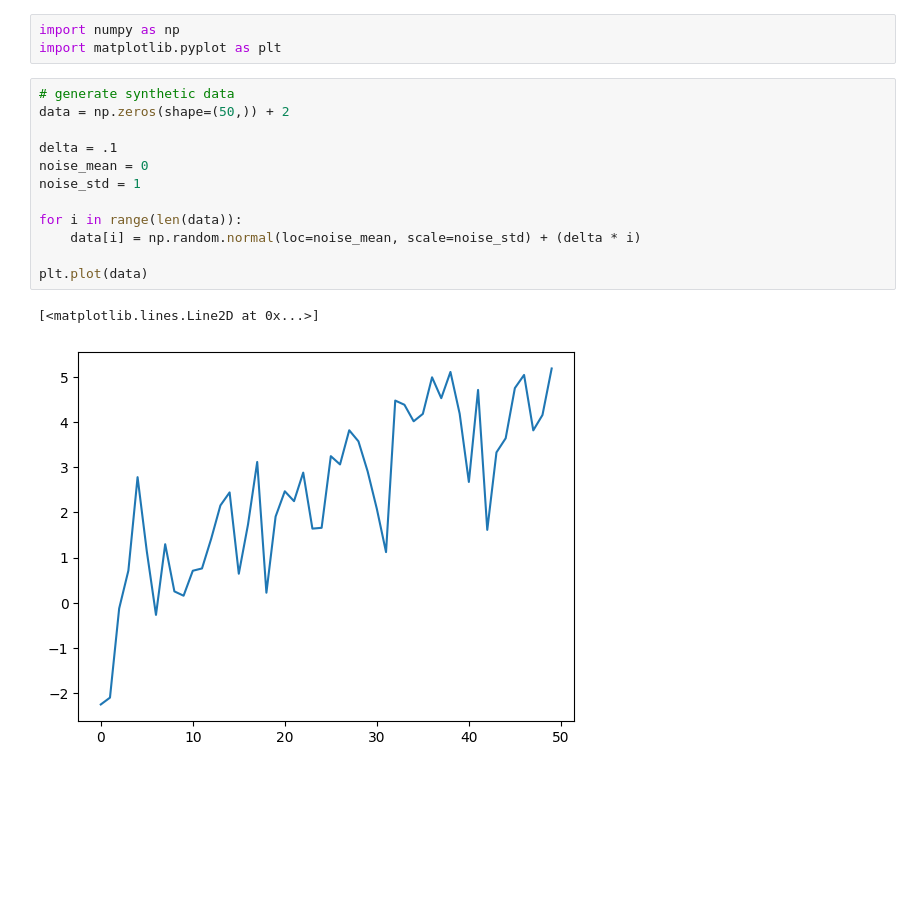
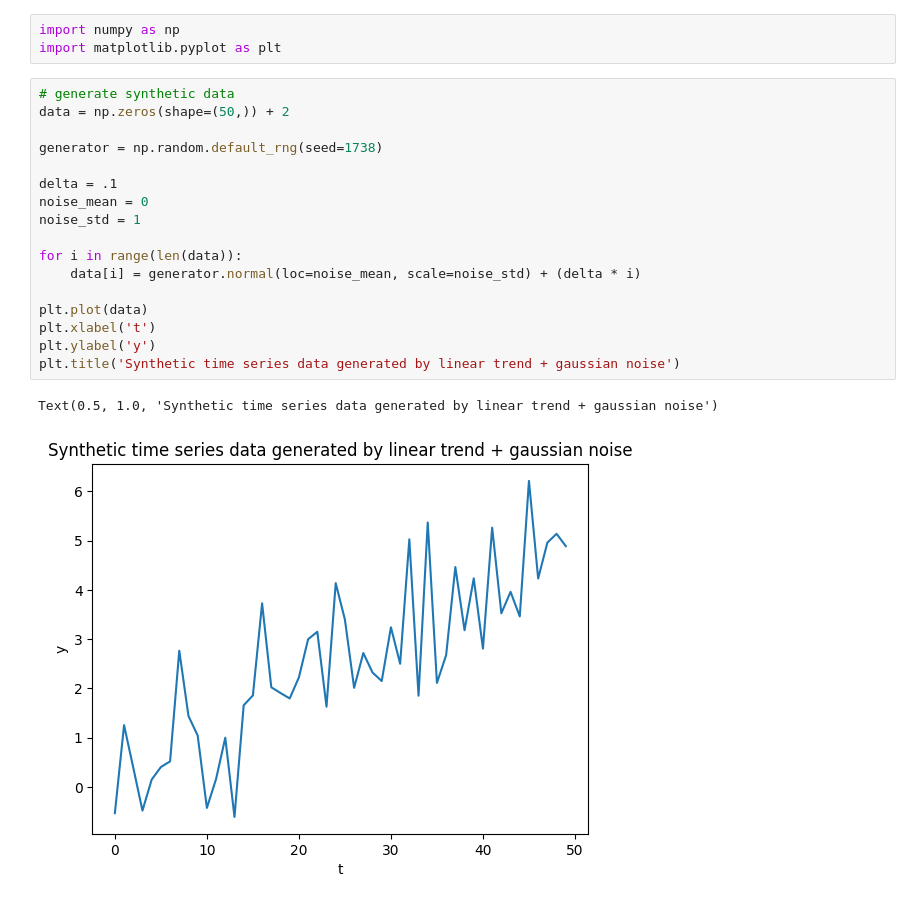
Before and after one commit to cgeils25/Probabilistic_Machine_Learning_Notes, a Jupyter notebook: Chapter_4/exponentially_weighted_moving_average.ipynb, the cells around one changed output. Cells and saved outputs as stored; diff of their text form; blank space fills up the shorter version.

```diff
--- a/Chapter_4/exponentially_weighted_moving_average.ipynb
+++ b/Chapter_4/exponentially_weighted_moving_average.ipynb
@@ -4,18 +28,23 @@ import matplotlib.pyplot as plt
 # %%
 # generate synthetic data
 data = np.zeros(shape=(50,)) + 2
+
+generator = np.random.default_rng(seed=1738)
 
 delta = .1
 noise_mean = 0
 noise_std = 1
 
 for i in range(len(data)):
-    data[i] = np.random.normal(loc=noise_mean, scale=noise_std) + (delta * i)
+    data[i] = generator.normal(loc=noise_mean, scale=noise_std) + (delta * i)
 
 plt.plot(data)
+plt.xlabel('t')
+plt.ylabel('y')
+plt.title('Synthetic time series data generated by linear trend + gaussian noise')
 # %% [output]
-[<matplotlib.lines.Line2D at 0x...>]
+Text(0.5, 1.0, 'Synthetic time series data generated by linear trend + gaussian noise')
-[figure, old version]
+[figure, new version]
 # %%
 def ewma(x: np.ndarray, beta: float = .8) -> np.ndarray:
     """Compute exponentially-weighted moving average over a 1-D vector x with smoothing factor beta
```
Also changed, not shown: parts of 5 cells of this notebook.
